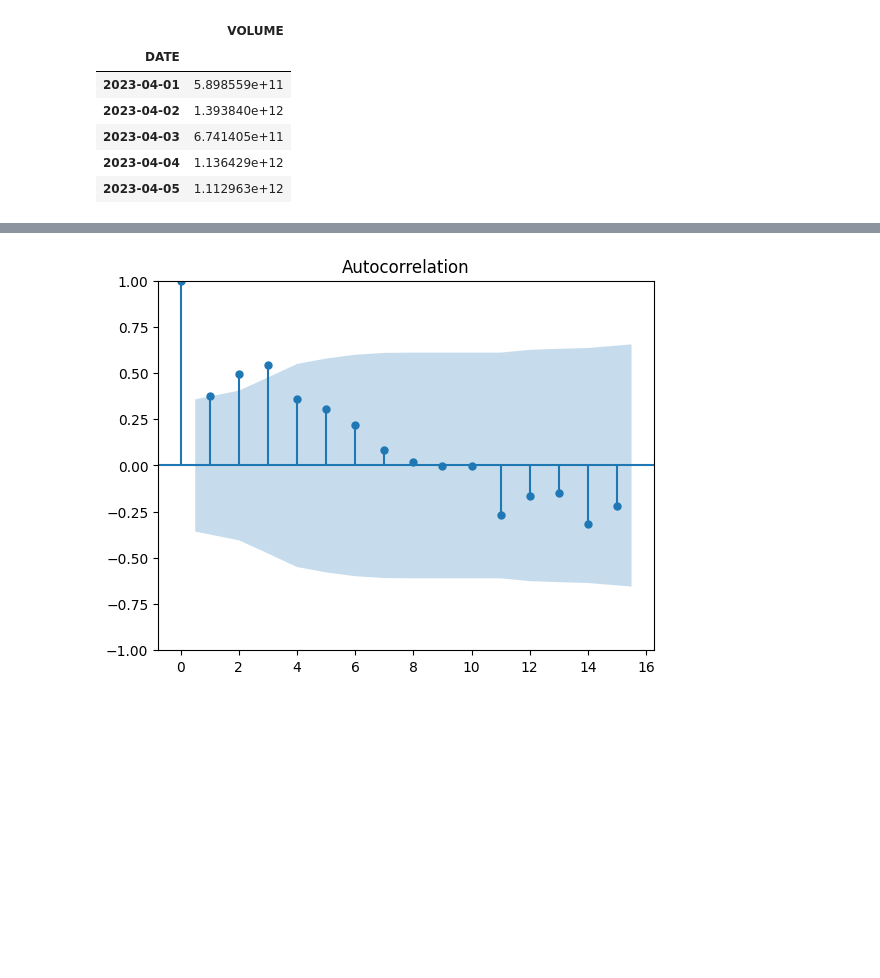
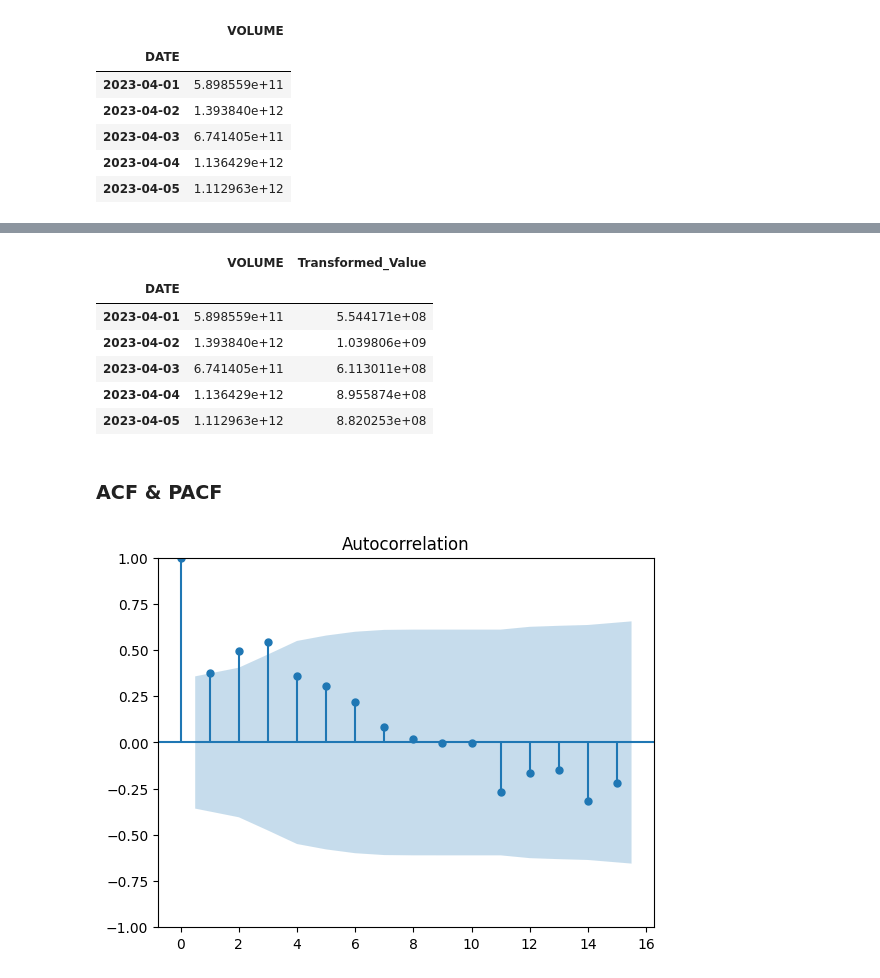
Before and after one commit to RizkiRiyadi/ForecastGasDemandKarawang, a Jupyter notebook: ForecastTest.ipynb, the cells around one changed output, grey strips where cells are left out. Cells and saved outputs as stored; diff of their text form; code cells hidden in the pictures; blank space fills up the shorter version.

```diff
--- a/ForecastTest.ipynb
+++ b/ForecastTest.ipynb
@@ -20,3 +55,25 @@ ACF & PACF
+# %%
+# Apply Box-Cox transformation to the time series data
+transformed_data, lambda_ = boxcox(df['VOLUME'])
+
+# Create a new DataFrame with the transformed data
+transformed_df = pd.DataFrame({'Transformed_Value': transformed_data}, index=df.index)
+
+# Concatenate the original and transformed dataframes
+result_df = pd.concat([df, transformed_df], axis=1)
+
+# Print the combined DataFrame
+result_df.head()
+# %% [output]
+|  | VOLUME | Transformed_Value |
+| DATE |  |  |
+| 2023-04-01 | 5.898559e+11 | 5.544171e+08 |
+| 2023-04-02 | 1.393840e+12 | 1.039806e+09 |
+| 2023-04-03 | 6.741405e+11 | 6.113011e+08 |
+| 2023-04-04 | 1.136429e+12 | 8.955874e+08 |
+| 2023-04-05 | 1.112963e+12 | 8.820253e+08 |
+# %% [markdown]
+### ACF & PACF
 # %%
 from statsmodels.graphics import tsaplots
 from statsmodels.graphics.tsaplots import plot_pacf
```
Also changed, not shown: parts of 7 cells of this notebook.
